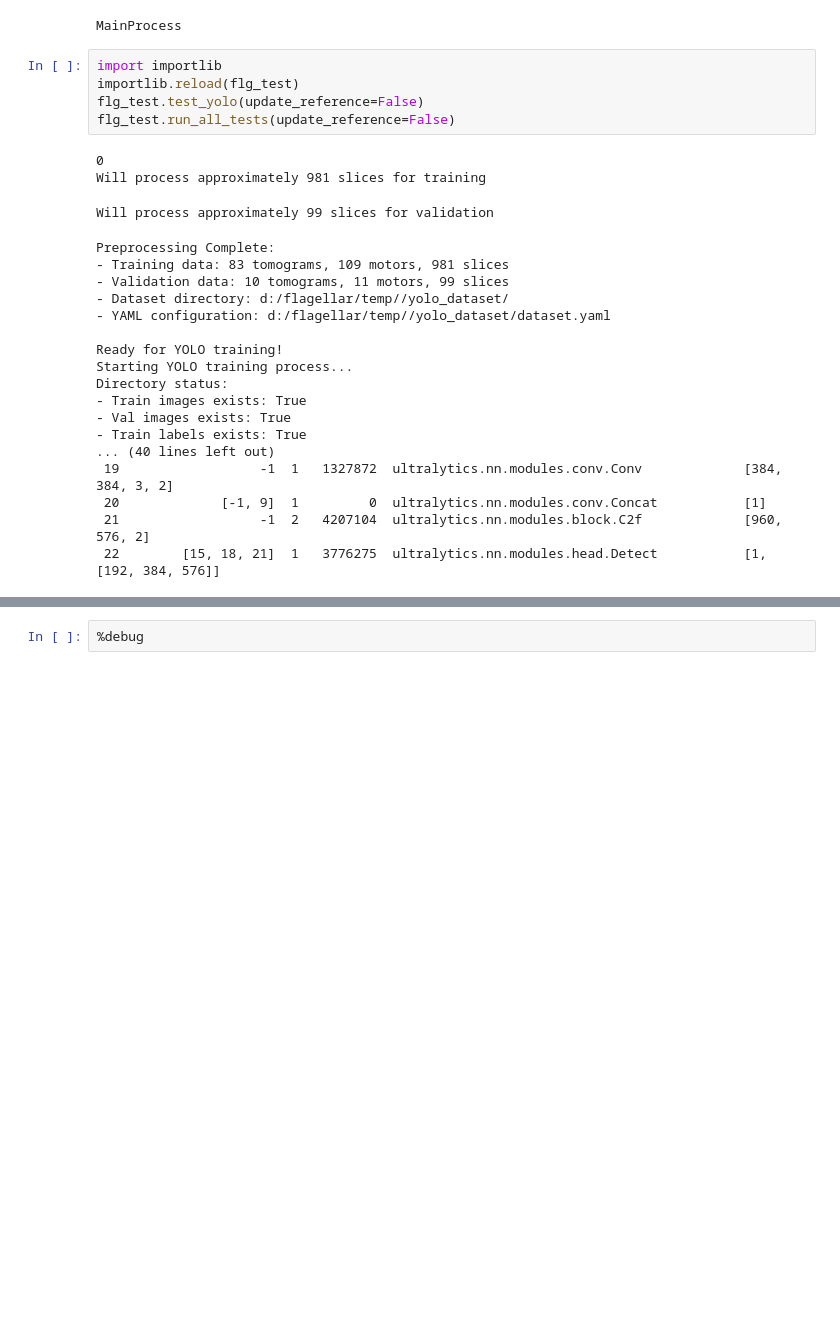
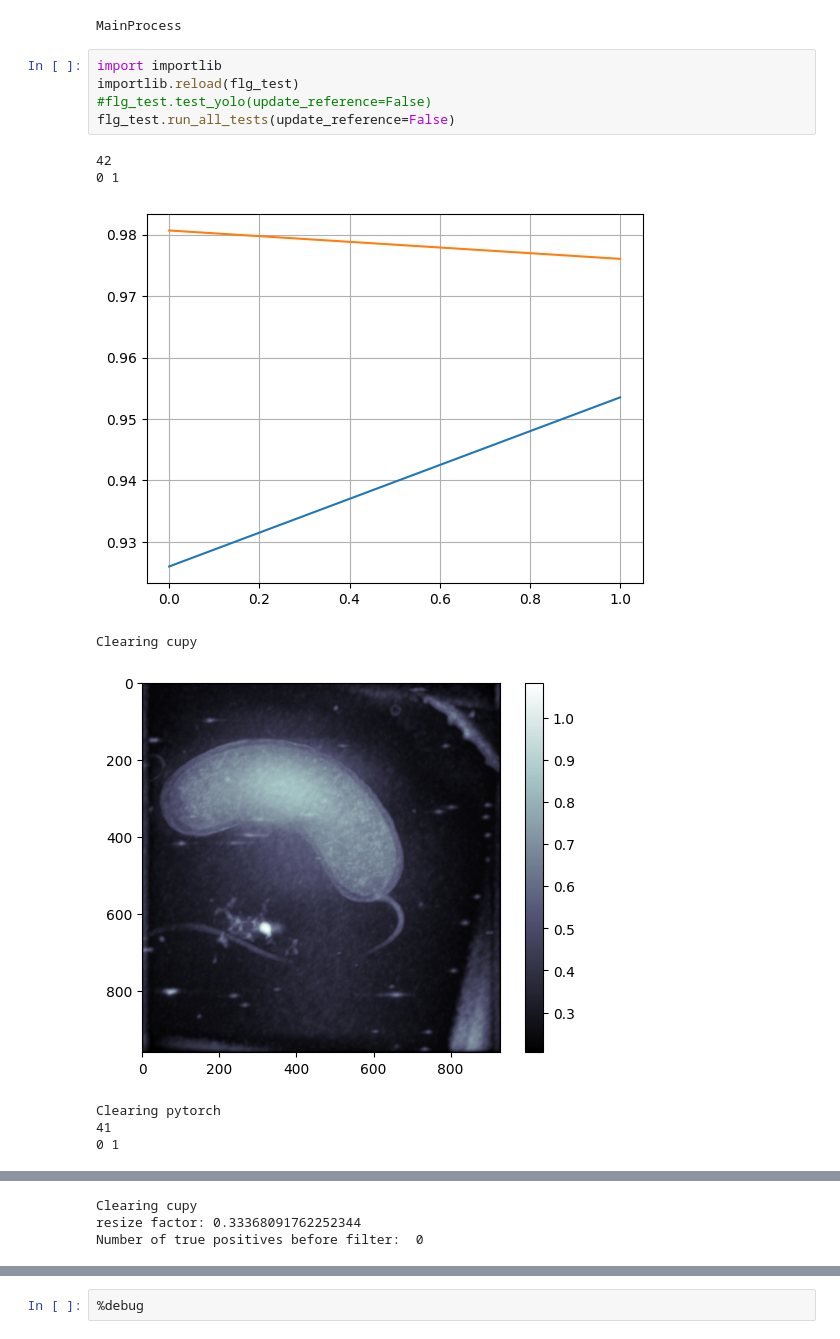
Before and after one commit to jcottaar/flagellar, a Jupyter notebook: run_tests.ipynb, the cells around one changed output, grey strips where cells are left out. Drawn from its saved outputs; the diff is of its cells as text; blank space fills up the shorter version.

```diff
--- a/run_tests.ipynb
+++ b/run_tests.ipynb
@@ -9,26 +9,14 @@ MainProcess
 # %%
 import importlib
 importlib.reload(flg_test)
-flg_test.test_yolo(update_reference=False)
+#flg_test.test_yolo(update_reference=False)
 flg_test.run_all_tests(update_reference=False)
 # %% [output]
-0
-Will process approximately 981 slices for training
+42
+0 1
+[figure, added]
-Will process approximately 99 slices for validation
+Clearing cupy
+[figure, added]
-Preprocessing Complete:
-- Training data: 83 tomograms, 109 motors, 981 slices
-- Validation data: 10 tomograms, 11 motors, 99 slices
-- Dataset directory: d:/flagellar/temp//yolo_dataset/
-- YAML configuration: d:/flagellar/temp//yolo_dataset/dataset.yaml
-
-Ready for YOLO training!
-Starting YOLO training process...
-Directory status:
-- Train images exists: True
-- Val images exists: True
-- Train labels exists: True
-... (40 lines left out)
- 19                  -1  1   1327872  ultralytics.nn.modules.conv.Conv             [384, 384, 3, 2]
- 20             [-1, 9]  1         0  ultralytics.nn.modules.conv.Concat           [1]
- 21                  -1  2   4207104  ultralytics.nn.modules.block.C2f             [960, 576, 2]
- 22        [15, 18, 21]  1   3776275  ultralytics.nn.modules.head.Detect           [1, [192, 384, 576]]
+Clearing pytorch
+41
+0 1
@@ -34,0 +24,3 @@ Directory status:
+Clearing cupy
+resize factor: 0.33368091762252344
+Number of true positives before filter:  0
```
Also changed, not shown: parts of 1 cell of this notebook, 4 other files.
